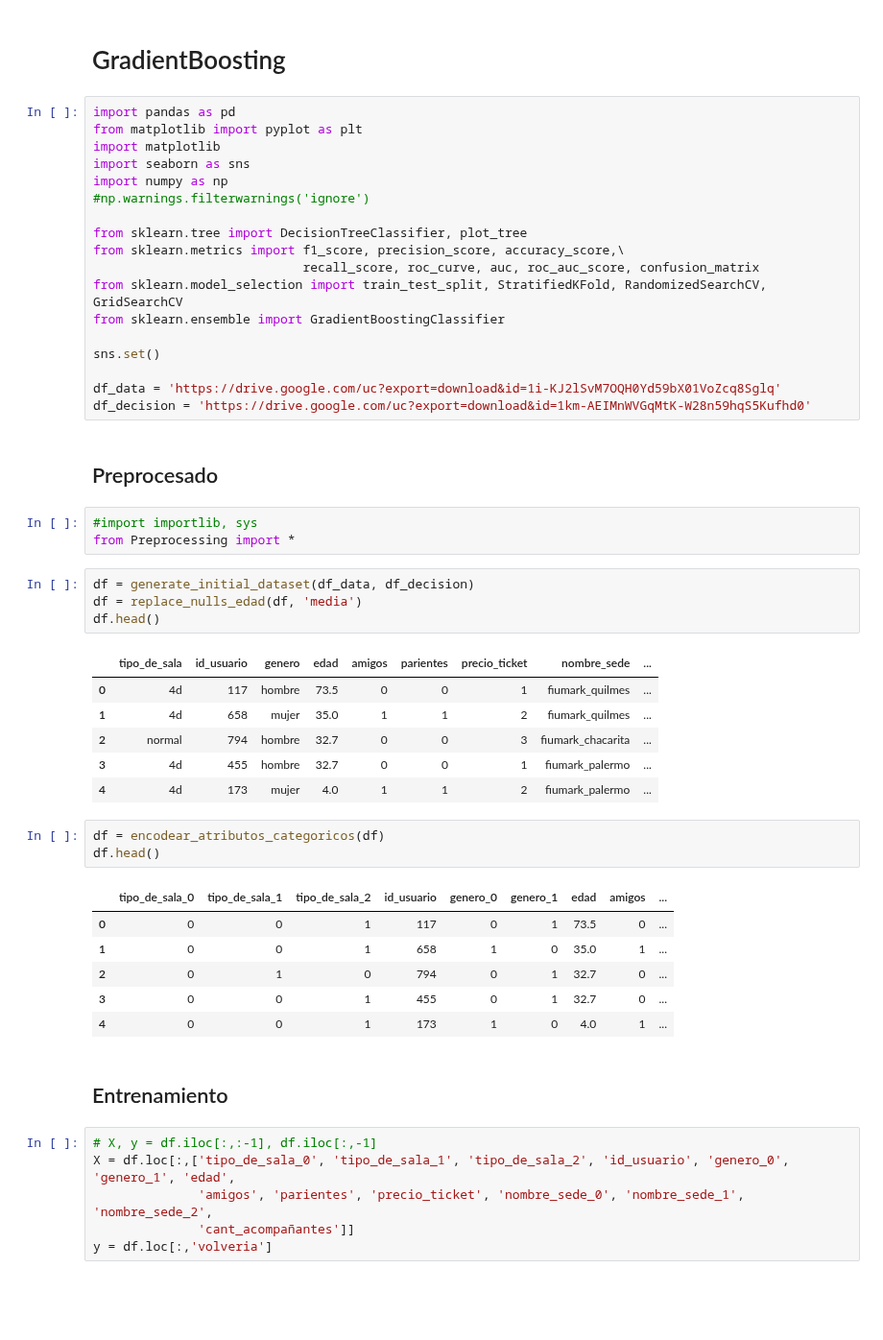
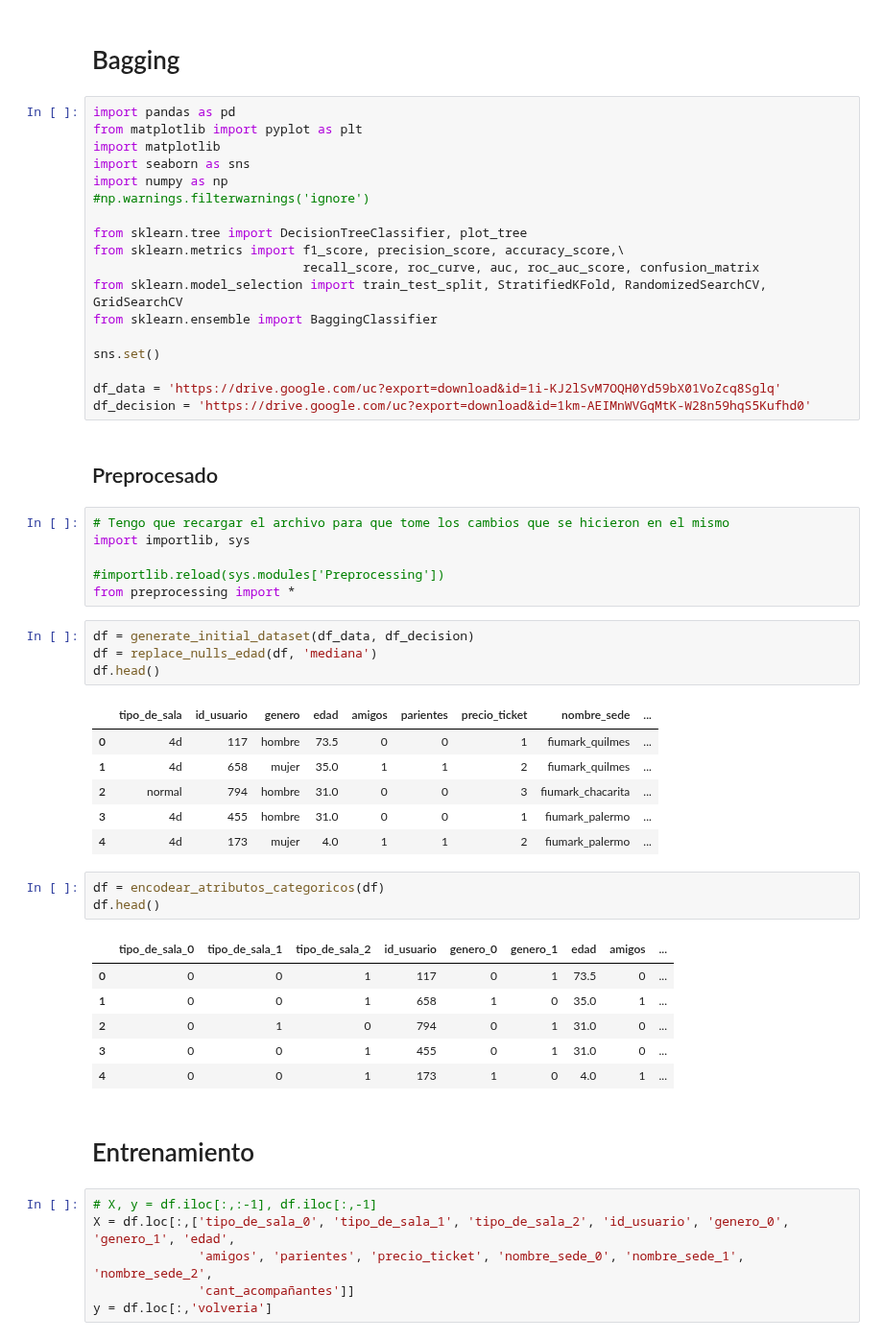
Before and after one commit to JuanOpizzi/Datos-2020-2c, a Jupyter notebook: TP2/bagging.ipynb, the cells around one changed output. Shown at 96% size. Cells and saved outputs as stored; diff of their text form; blank space fills up the shorter version.

```diff
--- a/TP2/GradientBoosting.ipynb
+++ b/TP2/bagging.ipynb
@@ -1,5 +1,5 @@
 # %% [markdown]
-# GradientBoosting
+# Bagging
 # %%
 import pandas as pd
 from matplotlib import pyplot as plt
@@ -12,7 +12,7 @@ from sklearn.tree import DecisionTreeClassifier, plot_tree
 from sklearn.metrics import f1_score, precision_score, accuracy_score,\
                             recall_score, roc_curve, auc, roc_auc_score, confusion_matrix
 from sklearn.model_selection import train_test_split, StratifiedKFold, RandomizedSearchCV, GridSearchCV
-from sklearn.ensemble import GradientBoostingClassifier
+from sklearn.ensemble import BaggingClassifier
 
 sns.set()
 
@@ -20,19 +20,22 @@ df_data = 'https://drive.google.com/uc?export=download&id=1i-KJ2lSvM7OQH0Yd59bX0
 df_decision = 'https://drive.google.com/uc?export=download&id=1km-AEIMnWVGqMtK-W28n59hqS5Kufhd0'
 # %% [markdown]
 ## Preprocesado
-# %%
-#import importlib, sys
-from Preprocessing import *
+# %%
+# Tengo que recargar el archivo para que tome los cambios que se hicieron en el mismo
+import importlib, sys
+
+#importlib.reload(sys.modules['Preprocessing'])
+from preprocessing import *
 # %%
 df = generate_initial_dataset(df_data, df_decision)
-df = replace_nulls_edad(df, 'media')
+df = replace_nulls_edad(df, 'mediana')
 df.head()
 # %% [output]
 |  | tipo_de_sala | id_usuario | genero | edad | amigos | parientes | precio_ticket | nombre_sede | ... |
 | 0 | 4d | 117 | hombre | 73.5 | 0 | 0 | 1 | fiumark_quilmes | ... |
 | 1 | 4d | 658 | mujer | 35.0 | 1 | 1 | 2 | fiumark_quilmes | ... |
-| 2 | normal | 794 | hombre | 32.7 | 0 | 0 | 3 | fiumark_chacarita | ... |
-| 3 | 4d | 455 | hombre | 32.7 | 0 | 0 | 1 | fiumark_palermo | ... |
+| 2 | normal | 794 | hombre | 31.0 | 0 | 0 | 3 | fiumark_chacarita | ... |
+| 3 | 4d | 455 | hombre | 31.0 | 0 | 0 | 1 | fiumark_palermo | ... |
 | 4 | 4d | 173 | mujer | 4.0 | 1 | 1 | 2 | fiumark_palermo | ... |
 # %%
 df = encodear_atributos_categoricos(df)
@@ -41,11 +44,11 @@ df.head()
 |  | tipo_de_sala_0 | tipo_de_sala_1 | tipo_de_sala_2 | id_usuario | genero_0 | genero_1 | edad | amigos | ... |
 | 0 | 0 | 0 | 1 | 117 | 0 | 1 | 73.5 | 0 | ... |
 | 1 | 0 | 0 | 1 | 658 | 1 | 0 | 35.0 | 1 | ... |
-| 2 | 0 | 1 | 0 | 794 | 0 | 1 | 32.7 | 0 | ... |
-| 3 | 0 | 0 | 1 | 455 | 0 | 1 | 32.7 | 0 | ... |
+| 2 | 0 | 1 | 0 | 794 | 0 | 1 | 31.0 | 0 | ... |
+| 3 | 0 | 0 | 1 | 455 | 0 | 1 | 31.0 | 0 | ... |
 | 4 | 0 | 0 | 1 | 173 | 1 | 0 | 4.0 | 1 | ... |
 # %% [markdown]
-## Entrenamiento
+# Entrenamiento
 # %%
 # X, y = df.iloc[:,:-1], df.iloc[:,-1]
 X = df.loc[:,['tipo_de_sala_0', 'tipo_de_sala_1', 'tipo_de_sala_2', 'id_usuario', 'genero_0', 'genero_1', 'edad',
```
Also changed, not shown: parts of 30 cells of this notebook, 12 other files.
